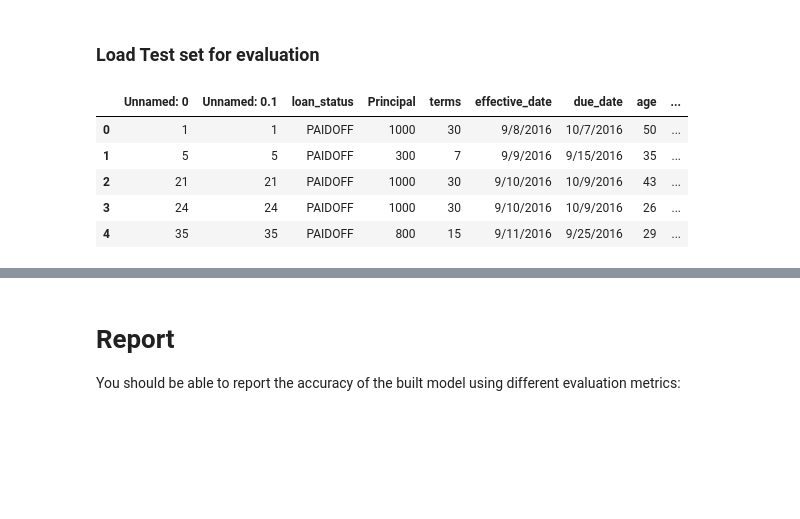
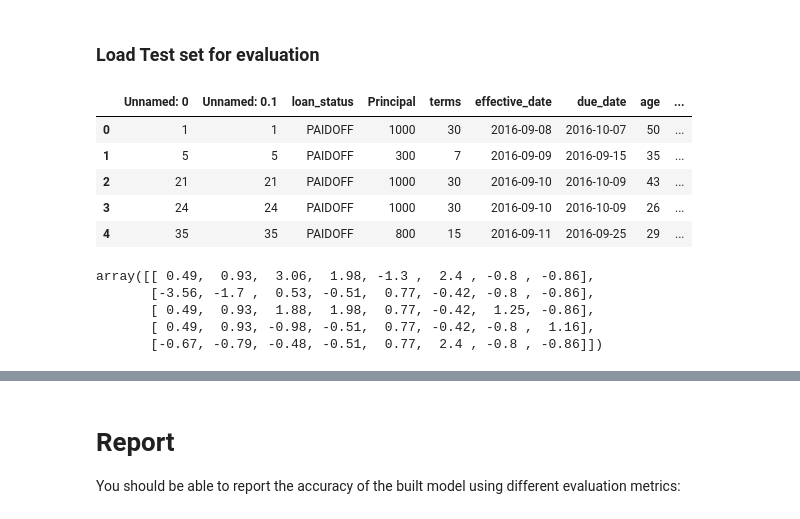
Before and after one commit to jpaljasma/coursera-capstone-project, a Jupyter notebook: ML0101EN-Proj-Loan-py-v1.ipynb, the cells around one changed output, grey strips where cells are left out. Drawn from its saved outputs; the diff is of its cells as text; code cells hidden in the pictures; blank space fills up the shorter version.

```diff
--- a/ML0101EN-Proj-Loan-py-v1.ipynb
+++ b/ML0101EN-Proj-Loan-py-v1.ipynb
@@ -491,12 +523,39 @@ Saving to: ‘loan_test.csv’
 # %% [markdown]
 ### Load Test set for evaluation
-# %%
-test_df = pd.read_csv('loan_test.csv')
-test_df.head()
-# %% [output]
-|  | Unnamed: 0 | Unnamed: 0.1 | loan_status | Principal | terms | effective_date | due_date | age | ... |
-| 0 | 1 | 1 | PAIDOFF | 1000 | 30 | 9/8/2016 | 10/7/2016 | 50 | ... |
-| 1 | 5 | 5 | PAIDOFF | 300 | 7 | 9/9/2016 | 9/15/2016 | 35 | ... |
-| 2 | 21 | 21 | PAIDOFF | 1000 | 30 | 9/10/2016 | 10/9/2016 | 43 | ... |
-| 3 | 24 | 24 | PAIDOFF | 1000 | 30 | 9/10/2016 | 10/9/2016 | 26 | ... |
-| 4 | 35 | 35 | PAIDOFF | 800 | 15 | 9/11/2016 | 9/25/2016 | 29 | ... |
+# %%
+# load data frame
+test_df = pd.read_csv('loan_test.csv')
+
+# Data transformation
+test_df['due_date'] = pd.to_datetime(test_df['due_date'])
+test_df['effective_date'] = pd.to_datetime(test_df['effective_date'])
+test_df['Gender'].replace(to_replace=['male','female'], value=[0,1],inplace=True)
+test_df['dayofweek'] = test_df['effective_date'].dt.dayofweek
+test_df['weekend'] = test_df['dayofweek'].apply(lambda x: 1 if (x>3)  else 0)
+test_df.head()
+# %% [output]
+|  | Unnamed: 0 | Unnamed: 0.1 | loan_status | Principal | terms | effective_date | due_date | age | ... |
+| 0 | 1 | 1 | PAIDOFF | 1000 | 30 | 2016-09-08 | 2016-10-07 | 50 | ... |
+| 1 | 5 | 5 | PAIDOFF | 300 | 7 | 2016-09-09 | 2016-09-15 | 35 | ... |
+| 2 | 21 | 21 | PAIDOFF | 1000 | 30 | 2016-09-10 | 2016-10-09 | 43 | ... |
+| 3 | 24 | 24 | PAIDOFF | 1000 | 30 | 2016-09-10 | 2016-10-09 | 26 | ... |
+| 4 | 35 | 35 | PAIDOFF | 800 | 15 | 2016-09-11 | 2016-09-25 | 29 | ... |
+# %%
+# Preprocess
+Feature = test_df[['Principal','terms','age','Gender','weekend']]
+Feature = pd.concat([Feature,pd.get_dummies(test_df['education'])], axis=1)
+Feature.drop(['Master or Above'], axis = 1,inplace=True)
+Feature.dropna(inplace=True)
+
+Xt = Feature
+Xt = preprocessing.StandardScaler().fit(Xt).transform(Xt)
+
+yt = test_df['loan_status'].values
+
+Xt[0:5]
+# %% [output]
+array([[ 0.49,  0.93,  3.06,  1.98, -1.3 ,  2.4 , -0.8 , -0.86],
+       [-3.56, -1.7 ,  0.53, -0.51,  0.77, -0.42, -0.8 , -0.86],
+       [ 0.49,  0.93,  1.88,  1.98,  0.77, -0.42,  1.25, -0.86],
+       [ 0.49,  0.93, -0.98, -0.51,  0.77, -0.42, -0.8 ,  1.16],
+       [-0.67, -0.79, -0.48, -0.51,  0.77,  2.4 , -0.8 , -0.86]])
```
Also changed, not shown: parts of 8 cells of this notebook.
